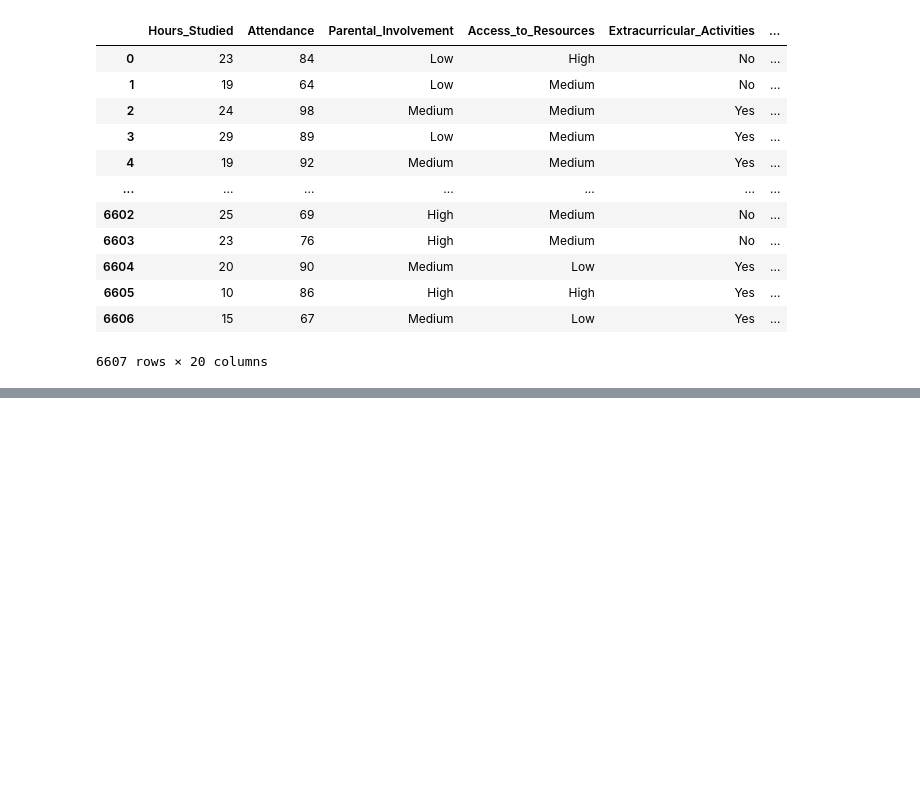
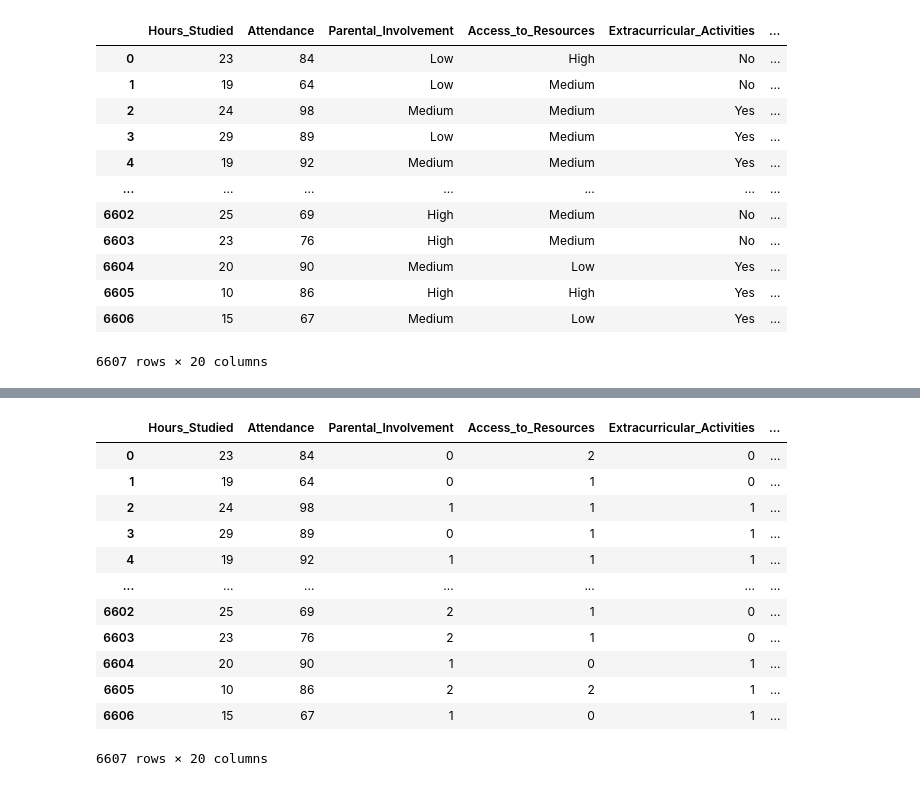
Before and after one commit to ThomasShikalepo/Data-Analysis, a Jupyter notebook: ML/DTA.ipynb, the cells around one changed output, grey strips where cells are left out. Saved outputs shown, nothing was run; the diff lists cells and outputs as text; code cells hidden in the pictures; blank space fills up the shorter version.

```diff
--- a/ML/DTA.ipynb
+++ b/ML/DTA.ipynb
@@ -66,3 +138,79 @@ od
+# %%
+data.loc[data.Access_to_Resources == 'Low', "Access_to_Resources"] = 0
+data.loc[data.Access_to_Resources == 'Medium', "Access_to_Resources"] = 1
+data.loc[data.Access_to_Resources == 'High', "Access_to_Resources"] = 2
+data["Access_to_Resources"] = data["Access_to_Resources"].astype('int64')
+
+data.loc[data.Parental_Involvement == 'Low', "Parental_Involvement"] = 0
+data.loc[data.Parental_Involvement == 'Medium', "Parental_Involvement"] = 1
+data.loc[data.Parental_Involvement == 'High', "Parental_Involvement"] = 2
+data["Parental_Involvement"] = data["Parental_Involvement"].astype('int64')
+
+data.loc[data.Extracurricular_Activities == 'No', "Extracurricular_Activities"] = 0
+data.loc[data.Extracurricular_Activities == 'Yes', "Extracurricular_Activities"] = 1
+data["Extracurricular_Activities"] = data["Extracurricular_Activities"].astype('int64')
+
+data.loc[data.Motivation_Level == 'Low', "Motivation_Level"] = 0
+data.loc[data.Motivation_Level == 'Medium', "Motivation_Level"] = 1
+data.loc[data.Motivation_Level == 'High', "Motivation_Level"] = 2
+data["Motivation_Level"] = data["Motivation_Level"].astype('int64')
+
+data.loc[data.Internet_Access == 'No', "Internet_Access"] = 0
+data.loc[data.Internet_Access == 'Yes', "Internet_Access"] = 1
+data["Internet_Access"] = data["Internet_Access"].astype('int64')
+
+data.loc[data.Family_Income == 'Low', "Family_Income"] = 0
+data.loc[data.Family_Income == 'Medium', "Family_Income"] = 1
+data.loc[data.Family_Income == 'High', "Family_Income"] = 2
+data["Family_Income"] = data["Family_Income"].astype('int64')
+
+data.loc[data.Teacher_Quality == 'Low', "Teacher_Quality"] = 0
+data.loc[data.Teacher_Quality == 'Medium', "Teacher_Quality"] = 1
+data.loc[data.Teacher_Quality == 'High', "Teacher_Quality"] = 2
+data["Teacher_Quality"] = data["Teacher_Quality"].astype('int64')
+
+data.loc[data.School_Type == 'Public', "School_Type"] = 0
+data.loc[data.School_Type == 'Private', "School_Type"] = 1
+data["School_Type"] = data["School_Type"].astype('int64')
+
+data.loc[data.Peer_Influence == 'Negative', "Peer_Influence"] = 0
+data.loc[data.Peer_Influence == 'Neutral', "Peer_Influence"] = 1
+data.loc[data.Peer_Influence == 'Positive', "Peer_Influence"] = 2
+data["Peer_Influence"] = data["Peer_Influence"].astype('int64')
+
+data.loc[data.Learning_Disabilities == 'No', "Learning_Disabilities"] = 0
+data.loc[data.Learning_Disabilities == 'Yes', "Learning_Disabilities"] = 1
+data["Learning_Disabilities"] = data["Learning_Disabilities"].astype('int64')
+
+data.loc[data.Parental_Education_Level == 'High School', "Parental_Education_Level"] = 0
+data.loc[data.Parental_Education_Level == 'College', "Parental_Education_Level"] = 1
+data.loc[data.Parental_Education_Level == 'Postgraduate', "Parental_Education_Level"] = 2
+data["Parental_Education_Level"] = data["Parental_Education_Level"].astype('int64')
+
+data.loc[data.Distance_from_Home == 'Near', "Distance_from_Home"] = 0
+data.loc[data.Distance_from_Home == 'Moderate', "Distance_from_Home"] = 1
+data.loc[data.Distance_from_Home == 'Far', "Distance_from_Home"] = 2
+data["Distance_from_Home"] = data["Distance_from_Home"].astype('int64')
+
+data.loc[data.Gender == 'Male', "Gender"] = 0
+data.loc[data.Gender == 'Female', "Gender"] = 1
+data["Gender"] = data["Gender"].astype('int64')
+
+data
+# %% [output]
+|  | Hours_Studied | Attendance | Parental_Involvement | Access_to_Resources | Extracurricular_Activities | ... |
+| 0 | 23 | 84 | 0 | 2 | 0 | ... |
+| 1 | 19 | 64 | 0 | 1 | 0 | ... |
+| 2 | 24 | 98 | 1 | 1 | 1 | ... |
+| 3 | 29 | 89 | 0 | 1 | 1 | ... |
+| 4 | 19 | 92 | 1 | 1 | 1 | ... |
+| ... | ... | ... | ... | ... | ... | ... |
+| 6602 | 25 | 69 | 2 | 1 | 0 | ... |
+| 6603 | 23 | 76 | 2 | 1 | 0 | ... |
+| 6604 | 20 | 90 | 1 | 0 | 1 | ... |
+| 6605 | 10 | 86 | 2 | 2 | 1 | ... |
+| 6606 | 15 | 67 | 1 | 0 | 1 | ... |
+6607 rows × 20 columns
 # %%
 array = data.values
 X = array[:, 0:19]
```
Also changed, not shown: parts of 16 cells of this notebook.
